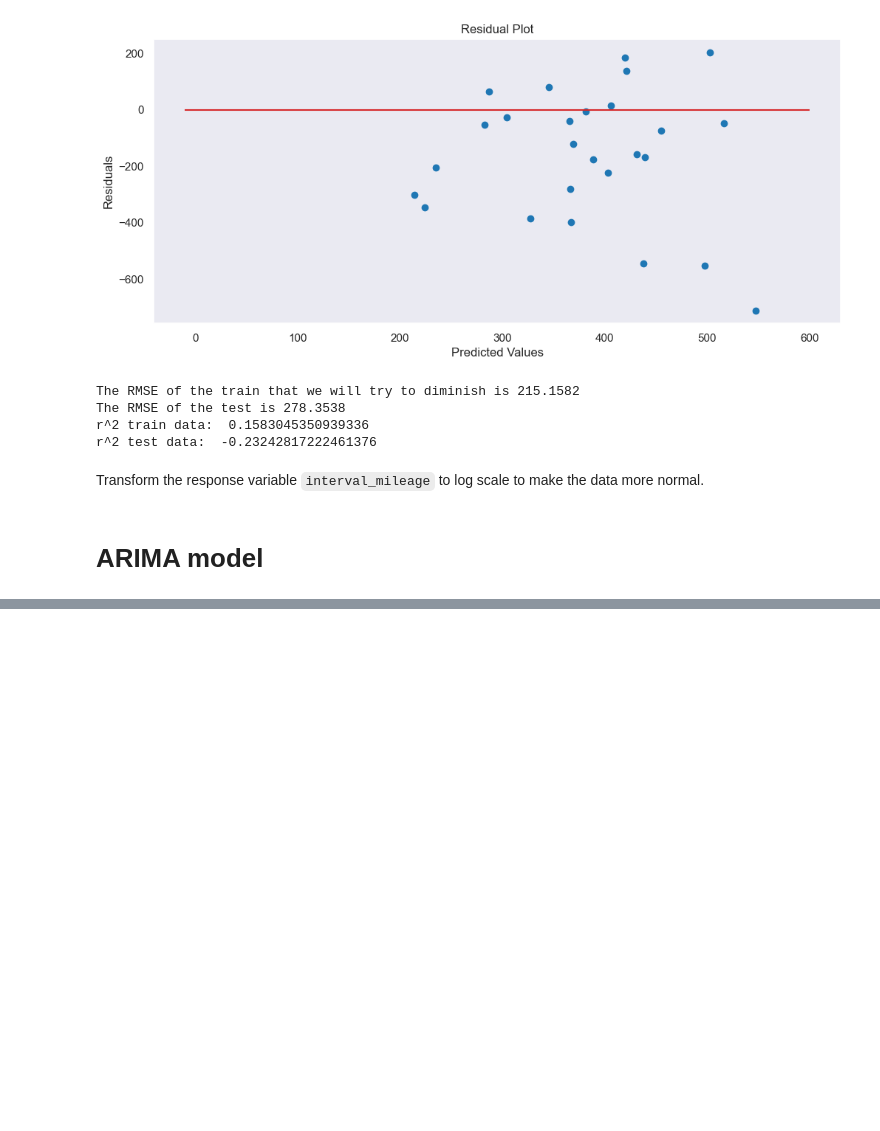
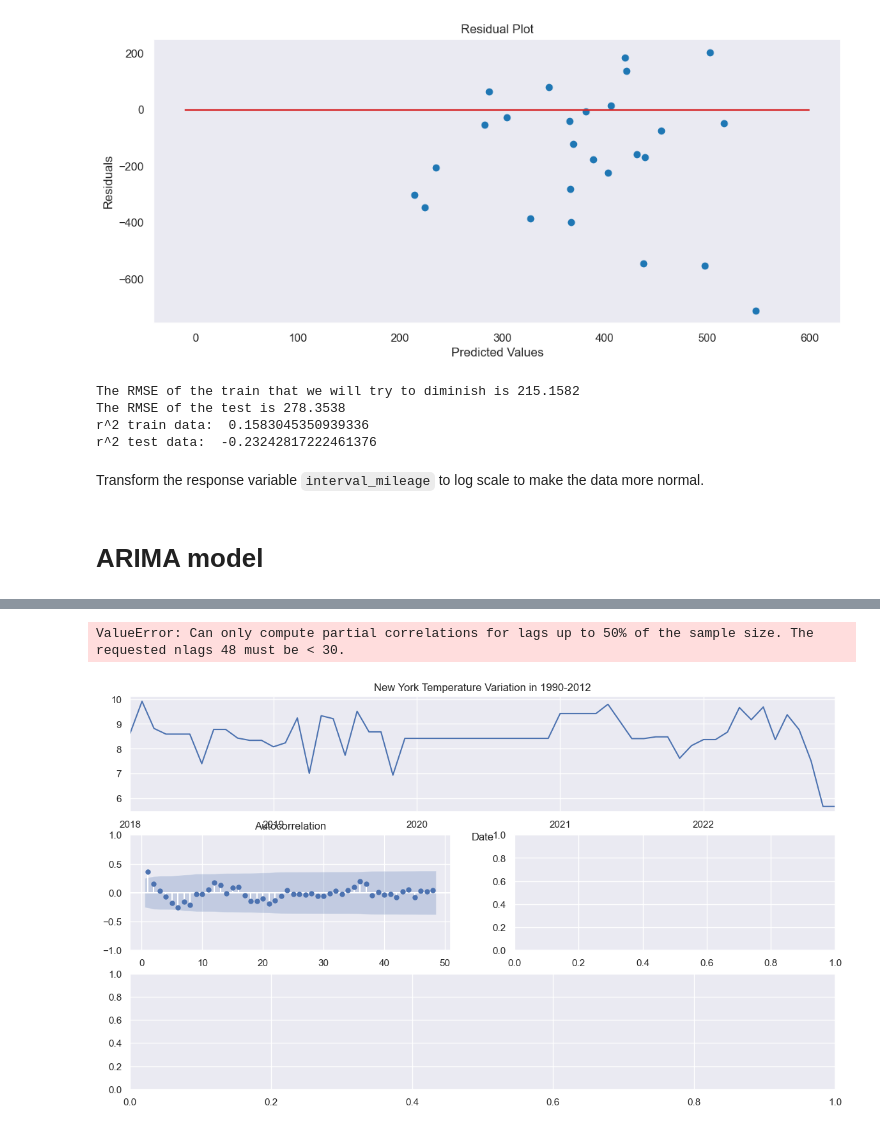
Before and after one commit to idsts2670/statistical-analysis, a Jupyter notebook: 582/Applied_MS_Exam/MS_exam.ipynb, the cells around one changed output, grey strips where cells are left out. Cells and saved outputs as stored; diff of their text form; code cells hidden in the pictures; blank space fills up the shorter version.

```diff
--- a/582/Applied_MS_Exam/MS_exam.ipynb
+++ b/582/Applied_MS_Exam/MS_exam.ipynb
@@ -495,3 +548,15 @@ Transform the response variable `interval_mileage` to log scale to make the data
+# %%
+# The first approach is to check the series without any transformation
+# convert the Polars to Pandas
+# set the index to the "date" column
+# resample to a monthly frequency, using backward filling
+# tmp = train.to_pandas().set_index("Date").asfreq('M', method='bfill')["interval_gallons"]
+tmp = train.to_pandas().groupby("Date").mean().asfreq('M', method='bfill')["interval_gallons"]
+
+check_stationarity(tmp)
+# %% [output]
+ValueError: Can only compute partial correlations for lags up to 50% of the sample size. The requested nlags 48 must be < 30.
+[figure, added]
 # %%
 # https://tinyurl.com/255aa9fz
 # https://tinyurl.com/2ao94khk``
```
Also changed, not shown: parts of 12 cells of this notebook, 12 other files.
